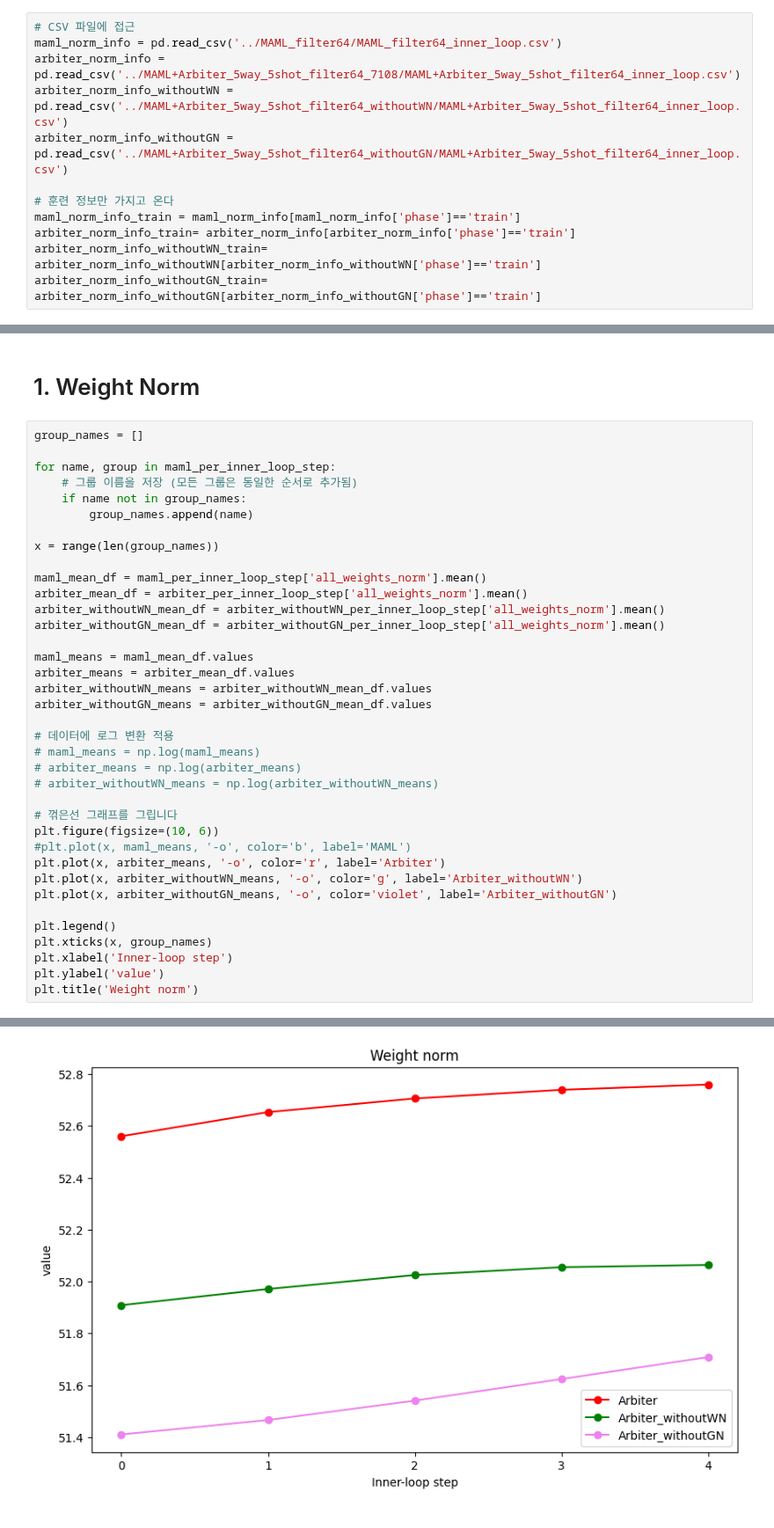
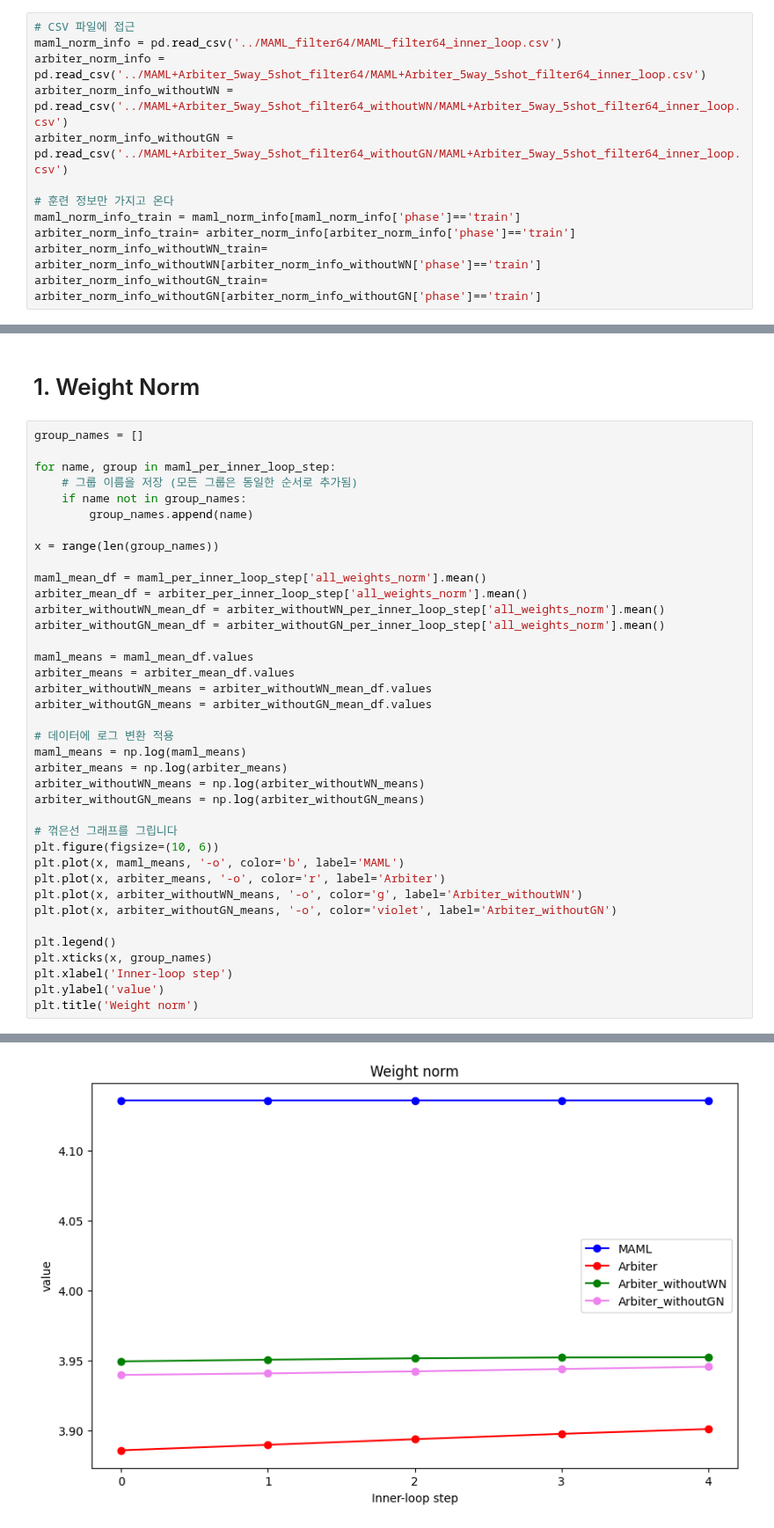
Before and after one commit to SKKUJMLim/MAML, a Jupyter notebook: Test_jupyternotebook/Analytics_integration_Step_ablation.ipynb, the cells around one changed output, grey strips where cells are left out. Shown at 88% size. Cells and saved outputs as stored; diff of their text form.

```diff
--- a/Test_jupyternotebook/Analytics_integration_Step_ablation.ipynb
+++ b/Test_jupyternotebook/Analytics_integration_Step_ablation.ipynb
@@ -11,7 +11,7 @@ os.environ['KMP_DUPLICATE_LIB_OK']='True'
 # %%
 # CSV 파일에 접근
 maml_norm_info = pd.read_csv('../MAML_filter64/MAML_filter64_inner_loop.csv')
-arbiter_norm_info = pd.read_csv('../MAML+Arbiter_5way_5shot_filter64_7108/MAML+Arbiter_5way_5shot_filter64_inner_loop.csv')
+arbiter_norm_info = pd.read_csv('../MAML+Arbiter_5way_5shot_filter64/MAML+Arbiter_5way_5shot_filter64_inner_loop.csv')
 arbiter_norm_info_withoutWN = pd.read_csv('../MAML+Arbiter_5way_5shot_filter64_withoutWN/MAML+Arbiter_5way_5shot_filter64_inner_loop.csv')
 arbiter_norm_info_withoutGN = pd.read_csv('../MAML+Arbiter_5way_5shot_filter64_withoutGN/MAML+Arbiter_5way_5shot_filter64_inner_loop.csv')
 
@@ -35,35 +35,36 @@ for name, group in maml_per_inner_loop_step:
     if name not in group_names:
         group_names.append(name)
 
 x = range(len(group_names))
 
 maml_mean_df = maml_per_inner_loop_step['all_weights_norm'].mean()
 arbiter_mean_df = arbiter_per_inner_loop_step['all_weights_norm'].mean()
 arbiter_withoutWN_mean_df = arbiter_withoutWN_per_inner_loop_step['all_weights_norm'].mean()
 arbiter_withoutGN_mean_df = arbiter_withoutGN_per_inner_loop_step['all_weights_norm'].mean()
 
 maml_means = maml_mean_df.values
 arbiter_means = arbiter_mean_df.values
 arbiter_withoutWN_means = arbiter_withoutWN_mean_df.values
 arbiter_withoutGN_means = arbiter_withoutGN_mean_df.values
 
 # 데이터에 로그 변환 적용
-# maml_means = np.log(maml_means)
-# arbiter_means = np.log(arbiter_means)
-# arbiter_withoutWN_means = np.log(arbiter_withoutWN_means)
+maml_means = np.log(maml_means)
+arbiter_means = np.log(arbiter_means)
+arbiter_withoutWN_means = np.log(arbiter_withoutWN_means)
+arbiter_withoutGN_means = np.log(arbiter_withoutGN_means)
 
 # 꺾은선 그래프를 그립니다
 plt.figure(figsize=(10, 6))
-#plt.plot(x, maml_means, '-o', color='b', label='MAML')
+plt.plot(x, maml_means, '-o', color='b', label='MAML')
 plt.plot(x, arbiter_means, '-o', color='r', label='Arbiter')
 plt.plot(x, arbiter_withoutWN_means, '-o', color='g', label='Arbiter_withoutWN')
 plt.plot(x, arbiter_withoutGN_means, '-o', color='violet', label='Arbiter_withoutGN')
 
 plt.legend()
 plt.xticks(x, group_names)
 plt.xlabel('Inner-loop step')
 plt.ylabel('value')
 plt.title('Weight norm')
 # %% [output]
 Text(0.5, 1.0, 'Weight norm')
-[figure, old version]
+[figure, new version]
```
Also changed, not shown: parts of 4 cells of this notebook, 4 other files.
